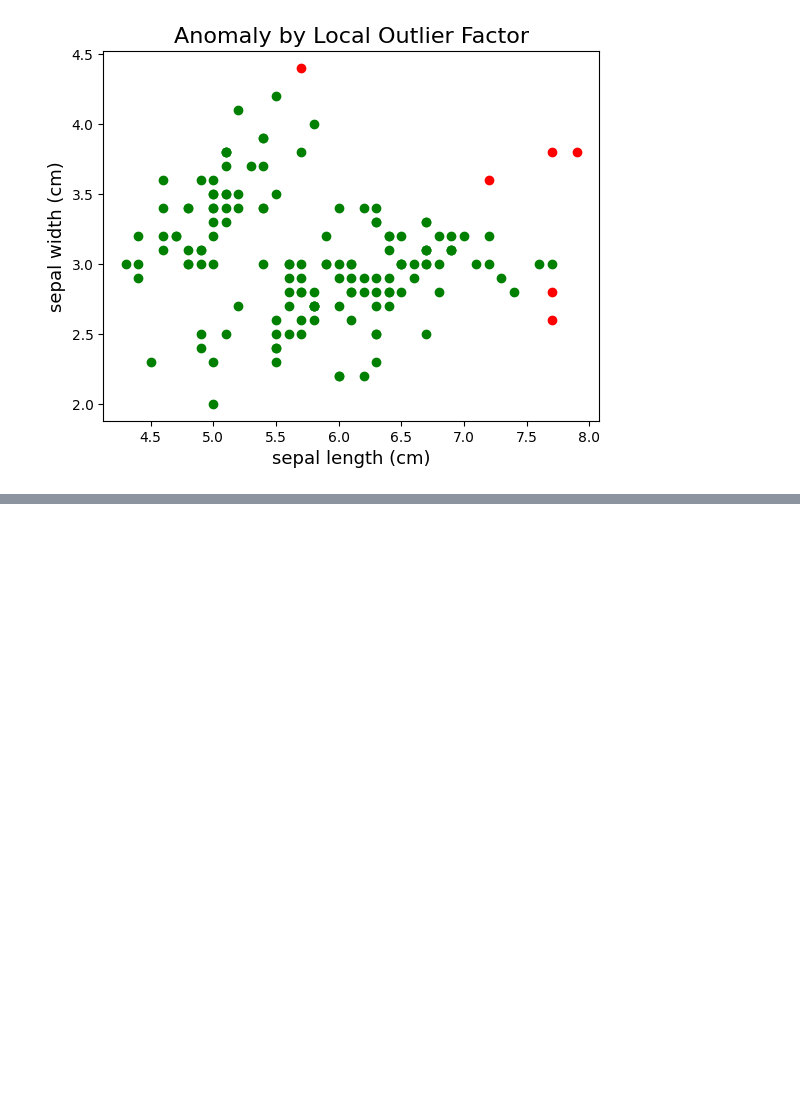
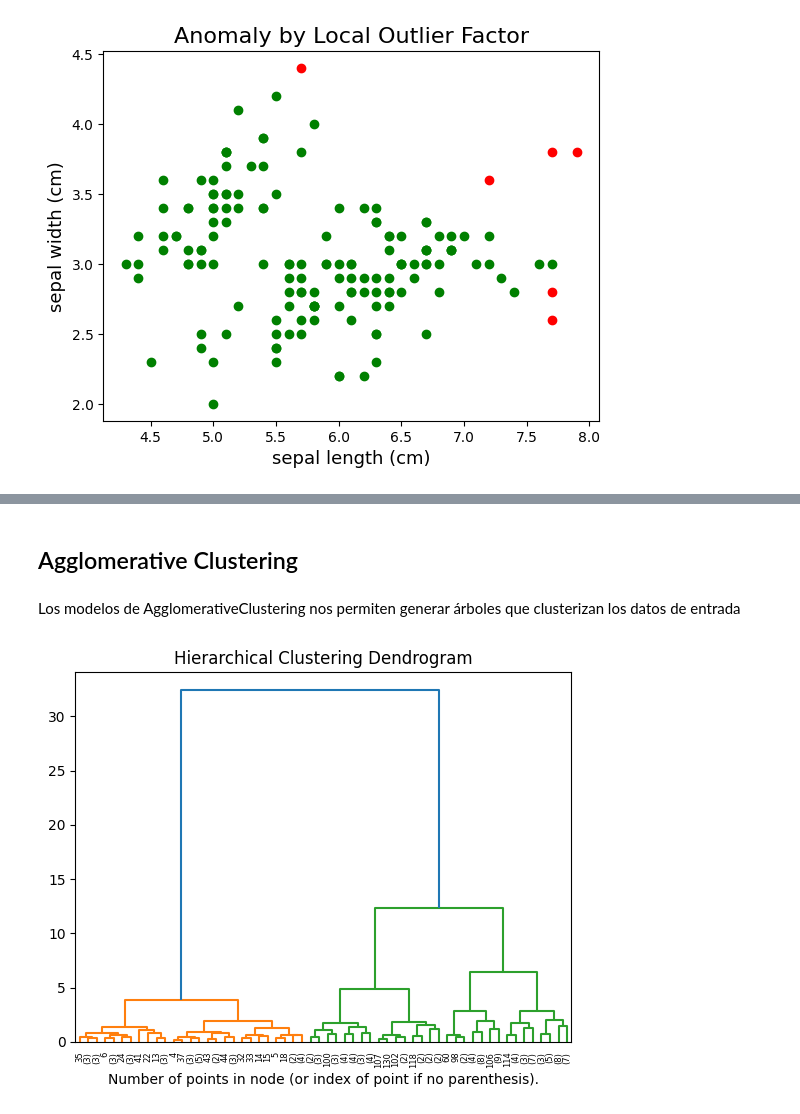
Before and after one commit to dtoralg/TheValley_MDS, a Jupyter notebook: notebooks/E2_Clustering_Jeraquico_con_IRIS.ipynb, the cells around one changed output, grey strips where cells are left out. Saved outputs shown, nothing was run; the diff lists cells and outputs as text; code cells hidden in the pictures; blank space fills up the shorter version.

```diff
--- a/notebooks/E2_Clustering_Jeraquico_con_IRIS.ipynb
+++ b/notebooks/E2_Clustering_Jeraquico_con_IRIS.ipynb
@@ -185,0 +236,4 @@ plt.show()
+# %% [markdown]
+## Agglomerative Clustering
+# %% [markdown]
+Los modelos de AgglomerativeClustering nos permiten generar árboles que clusterizan los datos de entrada
@@ -185,0 +246,39 @@ plt.show()
+# %%
+# Definimos nuestra funcion para generar dendrogramas
+
+def plot_dendrogram(model, **kwargs):
+    counts = np.zeros(model.children_.shape[0])
+    n_samples = len(model.labels_)
+    for i, merge in enumerate(model.children_):
+        current_count = 0
+        for child_idx in merge:
+            if child_idx < n_samples:
+                current_count += 1
+            else:
+                current_count += counts[child_idx - n_samples]
+        counts[i] = current_count
+
+    linkage_matrix = np.column_stack(
+        [model.children_, model.distances_, counts]
+    ).astype(float)
+
+    # Ploteamos el dendrograma
+    dendrogram(linkage_matrix, **kwargs)
+# %%
+# Cargamos los datos de iris (aquí usaremos el dataset completo)
+iris = load_iris()
+X = iris.data
+# %%
+# distance_threshold = 0 implica que computaremos el árbol completo
+model = AgglomerativeClustering(distance_threshold=0, n_clusters=None)
+
+model = model.fit(X)
+plt.title("Hierarchical Clustering Dendrogram")
+
+# Ploteamos los primeros 5 niveles
+plot_dendrogram(model, truncate_mode="level", p=5)
+plt.xlabel("Number of points in node (or index of point if no parenthesis).")
+
+plt.show()
+# %% [output]
+[figure, added]
```
Also changed, not shown: parts of 18 cells of this notebook.
